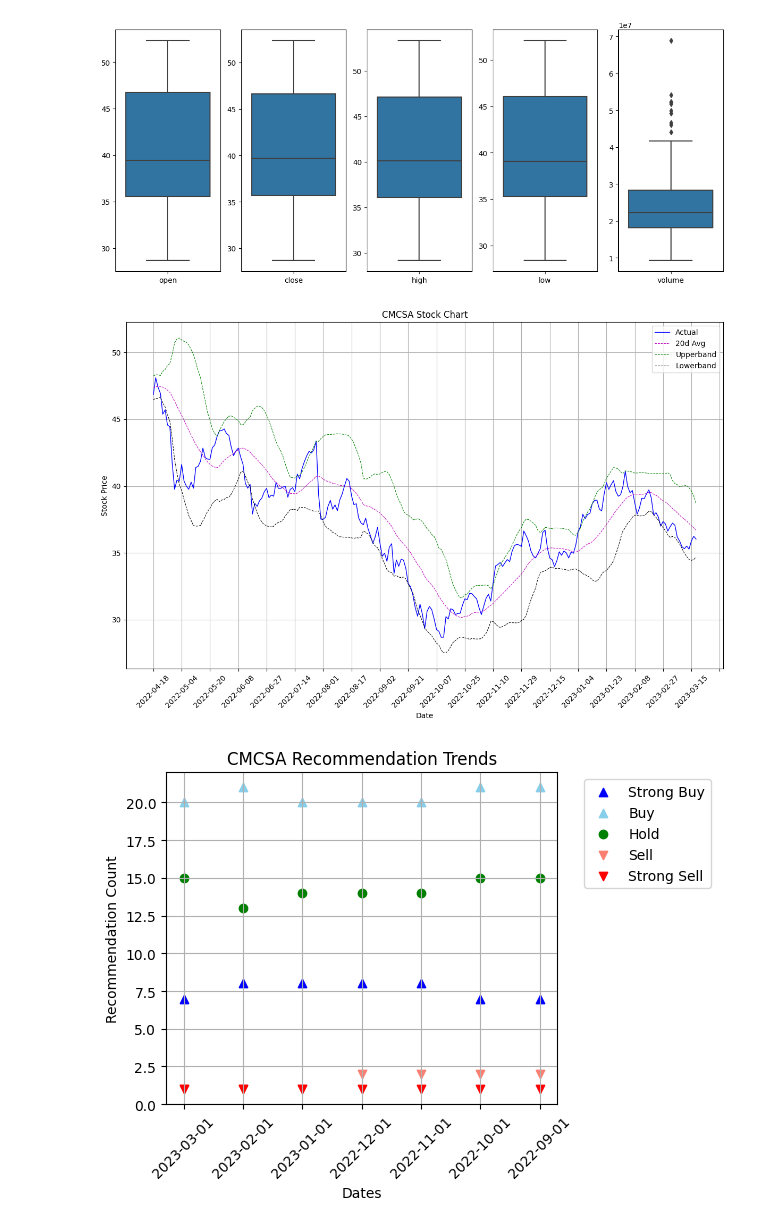
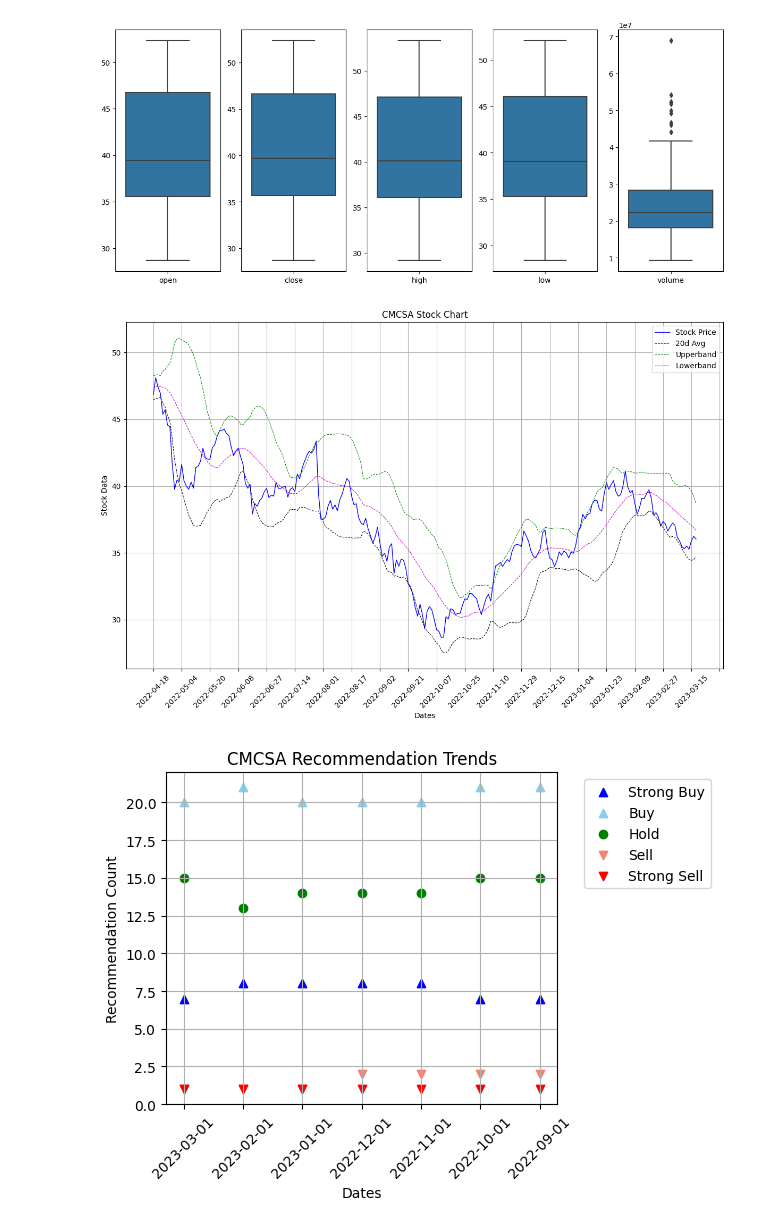
Before and after one commit to geoffpatton/dsci-521-project, a Jupyter notebook: final_project_impl.ipynb, the cells around one changed output. Cells and saved outputs as stored; diff of their text form; code cells hidden in the pictures.

```diff
--- a/final_project_impl.ipynb
+++ b/final_project_impl.ipynb
@@ -177,32 +177,32 @@ plt.show()
 # %%
 ### Technical Indicators
 ticker_symbol = 'CMCSA'
 tech_indicators_csv_file_path = './data/technical_indicators.csv'
 
 all_stock_df = pd.read_csv(tech_indicators_csv_file_path, header = 0)
 
 stock_technical_df = all_stock_df[all_stock_df['symbol'] == ticker_symbol].drop('symbol', axis = 1).sort_values(by=['unix_time'])
 
 plt.figure(figsize=(12,8),dpi=100)
 ax = plt.axes()
 ax.grid()
-ax.set(xlabel='Date', ylabel='Stock Price', title=ticker_symbol + ' Stock Chart')
+ax.set(xlabel='Dates', ylabel='Stock Data', title=ticker_symbol + ' Stock Chart')
 
-ax.plot(stock_technical_df['date'], stock_technical_df['close'], label='Actual', c='b', linewidth=1)
+ax.plot(stock_technical_df['date'], stock_technical_df['close'], label='Stock Price', c='b', linewidth=1)
 ax.plot(stock_technical_df['date'], stock_technical_df['middleband'], label='20d Avg', c='m', linewidth=.75, linestyle = 'dashed')
 ax.plot(stock_technical_df['date'], stock_technical_df['upperband'], label='Upperband', c='g', linewidth=.75, linestyle = 'dashed')
 ax.plot(stock_technical_df['date'], stock_technical_df['lowerband'], label='Lowerband', c='k', linewidth=.75, linestyle = 'dashed')
 
 ax.xaxis.set_major_locator(mticker. MultipleLocator(12))
 
 for tick in ax.get_xticklabels():
     tick.set_rotation(45)
 
 plt.tight_layout()
 plt.legend()
 plt.show()
 # %% [output]
-[figure, old version]
+[figure, new version]
 # %%
 # Additional Financial Data
 
```
Also changed, not shown: parts of 5 cells of this notebook.
